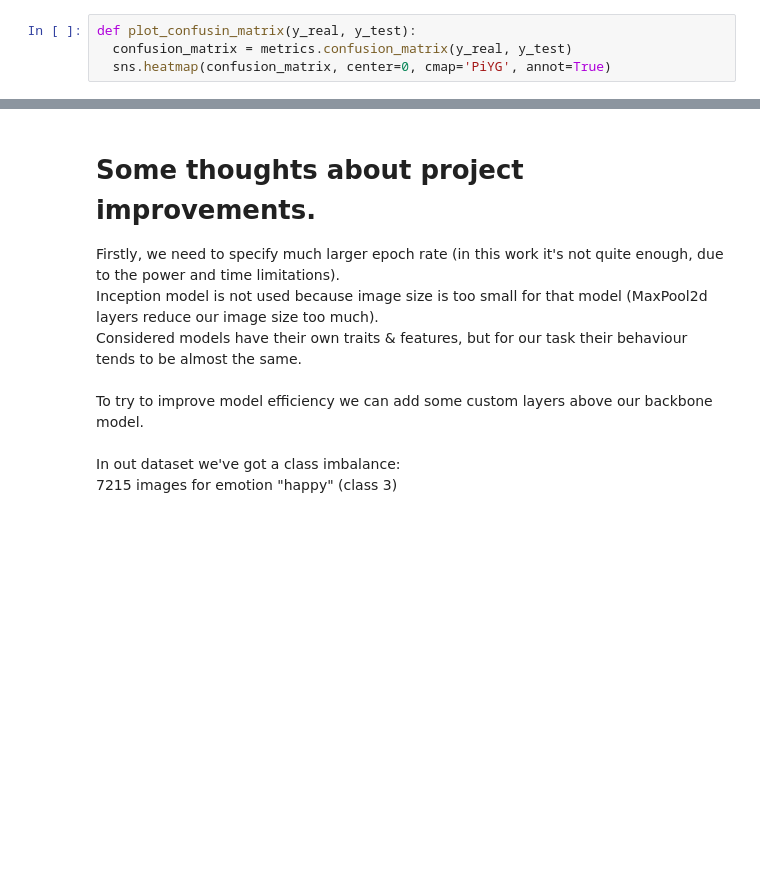
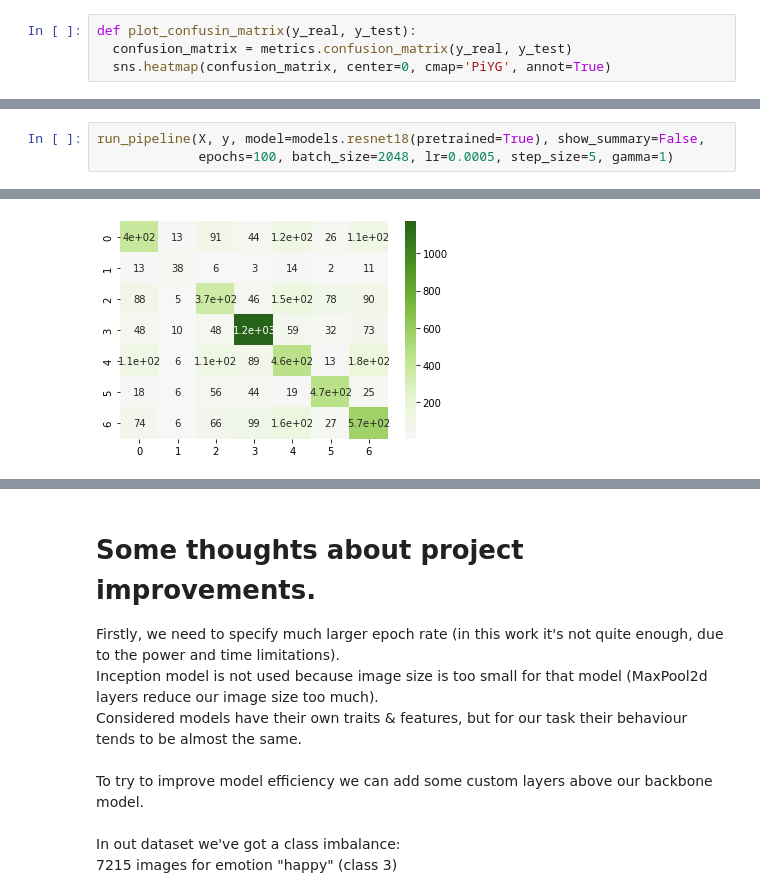
Before and after one commit to Stanislav-3/EmotionsClassifier, a Jupyter notebook: EmotionsClassifier.ipynb, the cells around one changed output, grey strips where cells are left out. Saved outputs shown, nothing was run; the diff lists cells and outputs as text; blank space fills up the shorter version.

```diff
--- a/EmotionsClassifier.ipynb
+++ b/EmotionsClassifier.ipynb
@@ -317,3 +320,7 @@ def run_pipeline(
 
     print('Accuracy: ', metrics.accuracy_score(y_test, predictions))
     plot_confusin_matrix(y_test, predictions)
+# %%
+run_pipeline(X, y, model=models.resnet18(pretrained=True), show_summary=False,
+             epochs=100, batch_size=2048, lr=0.0005, step_size=5, gamma=1)
+# %% [output]
@@ -320,3 +344,4 @@ def run_pipeline(
+[figure, added]
 # %%
 run_pipeline(X, y, model=models.resnet18(pretrained=True), epochs=5, batch_size=2048, lr=0.0005, gamma=1)
 # %% [output]
```
Also changed, not shown: parts of 7 cells of this notebook.
